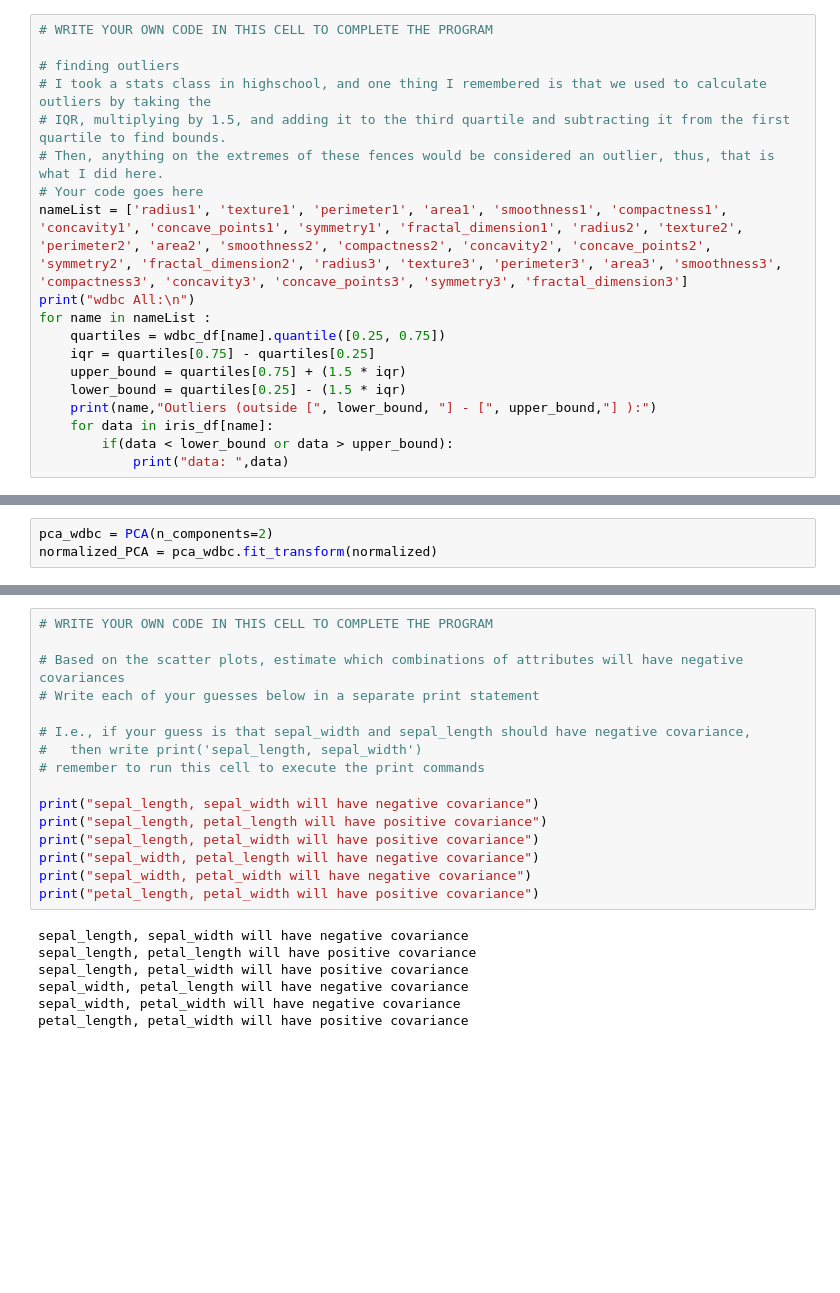
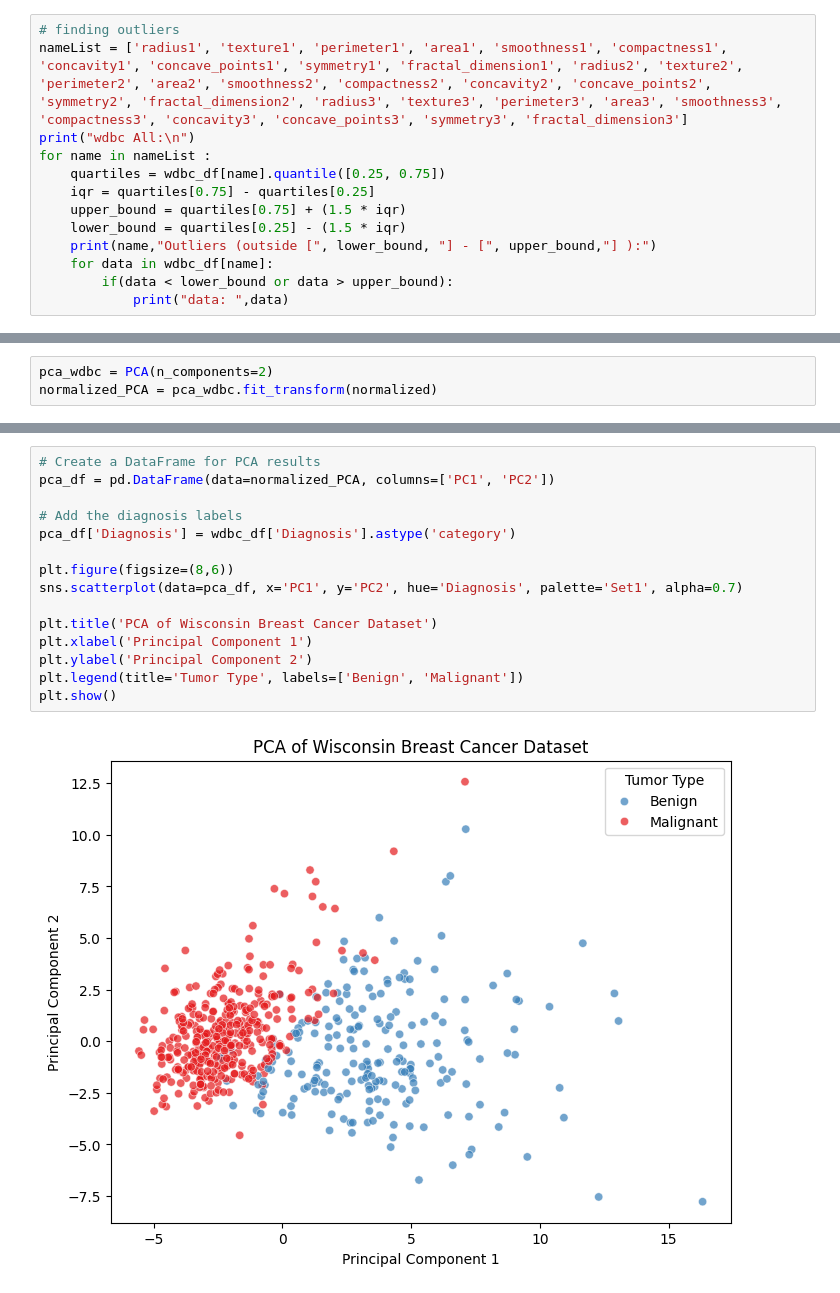
Before and after one commit to BrandonHernandez4502/BreastCancerDiagnostic, a Jupyter notebook: Analysis.ipynb, the cells around one changed output, grey strips where cells are left out. Saved outputs shown, nothing was run; the diff lists cells and outputs as text; blank space fills up the shorter version.

Commit message:
visualizations

```diff
--- a/Analysis.ipynb
+++ b/Analysis.ipynb
@@ -94,13 +89,7 @@ concave_points3          0.09646999999999999
 symmetry3        0.0675
 fractal_dimension3       0.02062
 # %%
-# WRITE YOUR OWN CODE IN THIS CELL TO COMPLETE THE PROGRAM
-
 # finding outliers
-# I took a stats class in highschool, and one thing I remembered is that we used to calculate outliers by taking the
-# IQR, multiplying by 1.5, and adding it to the third quartile and subtracting it from the first quartile to find bounds.
-# Then, anything on the extremes of these fences would be considered an outlier, thus, that is what I did here.
-# Your code goes here
 nameList = ['radius1', 'texture1', 'perimeter1', 'area1', 'smoothness1', 'compactness1', 'concavity1', 'concave_points1', 'symmetry1', 'fractal_dimension1', 'radius2', 'texture2', 'perimeter2', 'area2', 'smoothness2', 'compactness2', 'concavity2', 'concave_points2', 'symmetry2', 'fractal_dimension2', 'radius3', 'texture3', 'perimeter3', 'area3', 'smoothness3', 'compactness3', 'concavity3', 'concave_points3', 'symmetry3', 'fractal_dimension3']
 print("wdbc All:\n")
 for name in nameList :
@@ -109,7 +98,7 @@ for name in nameList :
     upper_bound = quartiles[0.75] + (1.5 * iqr)
     lower_bound = quartiles[0.25] - (1.5 * iqr)
     print(name,"Outliers (outside [", lower_bound, "] - [", upper_bound,"] ):")
-    for data in iris_df[name]:
+    for data in wdbc_df[name]:
         if(data < lower_bound or data > upper_bound):
             print("data: ",data)
 # %% [output]
@@ -203,24 +171,18 @@ for i in range(len(num_columns)):
-# %%
-# WRITE YOUR OWN CODE IN THIS CELL TO COMPLETE THE PROGRAM
-
-# Based on the scatter plots, estimate which combinations of attributes will have negative covariances
-# Write each of your guesses below in a separate print statement
-
-# I.e., if your guess is that sepal_width and sepal_length should have negative covariance,
-#   then write print('sepal_length, sepal_width')
-# remember to run this cell to execute the print commands
-
-print("sepal_length, sepal_width will have negative covariance")
-print("sepal_length, petal_length will have positive covariance")
-print("sepal_length, petal_width will have positive covariance")
-print("sepal_width, petal_length will have negative covariance")
-print("sepal_width, petal_width will have negative covariance")
-print("petal_length, petal_width will have positive covariance")
-# %% [output]
-sepal_length, sepal_width will have negative covariance
-sepal_length, petal_length will have positive covariance
-sepal_length, petal_width will have positive covariance
-sepal_width, petal_length will have negative covariance
-sepal_width, petal_width will have negative covariance
-petal_length, petal_width will have positive covariance
+# %%
+# Create a DataFrame for PCA results
+pca_df = pd.DataFrame(data=normalized_PCA, columns=['PC1', 'PC2'])
+
+# Add the diagnosis labels
+pca_df['Diagnosis'] = wdbc_df['Diagnosis'].astype('category')
+
+plt.figure(figsize=(8,6))
+sns.scatterplot(data=pca_df, x='PC1', y='PC2', hue='Diagnosis', palette='Set1', alpha=0.7)
+
+plt.title('PCA of Wisconsin Breast Cancer Dataset')
+plt.xlabel('Principal Component 1')
+plt.ylabel('Principal Component 2')
+plt.legend(title='Tumor Type', labels=['Benign', 'Malignant'])
+plt.show()
+# %% [output]
+[figure, added]
 # %%
```
Also changed, not shown: parts of 8 cells of this notebook, 1 other file.
